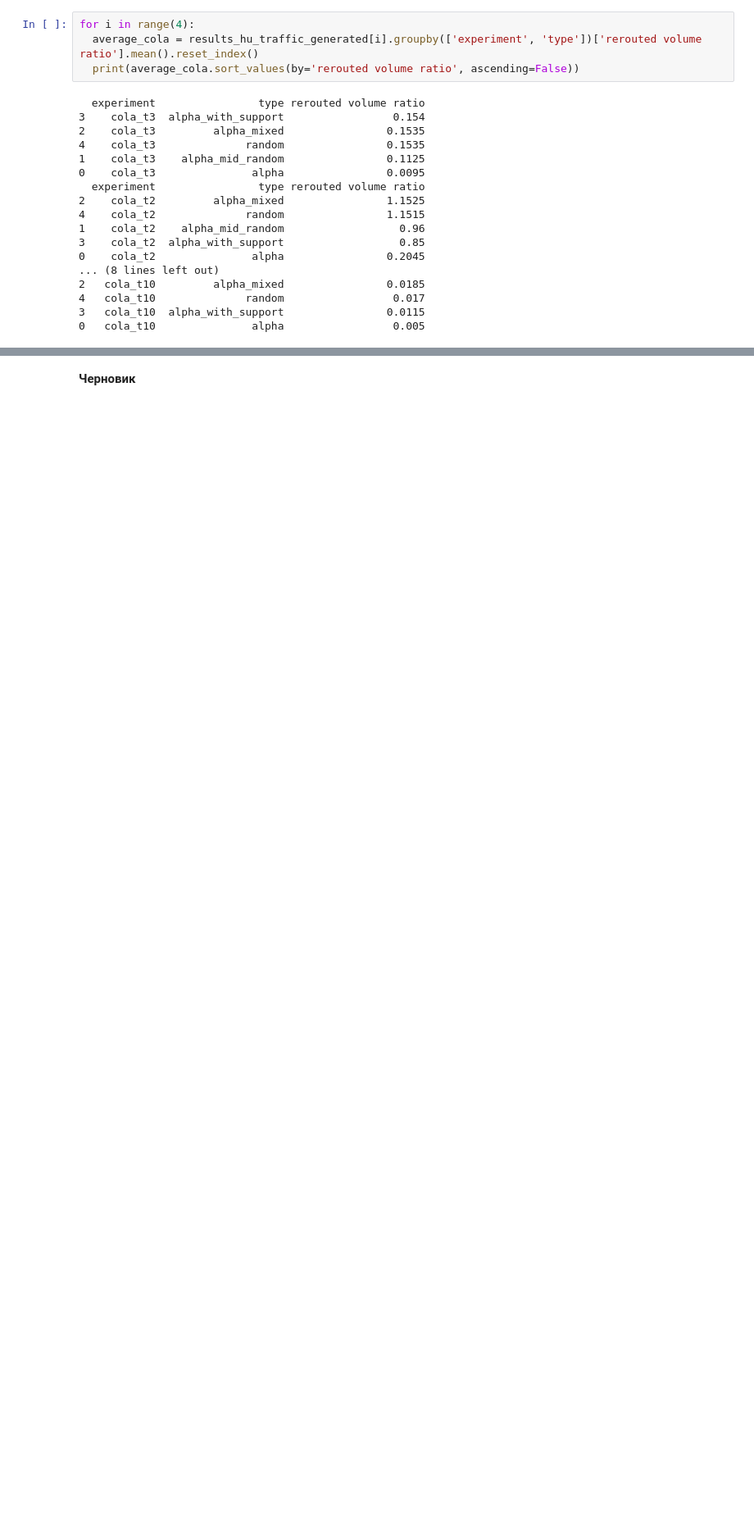
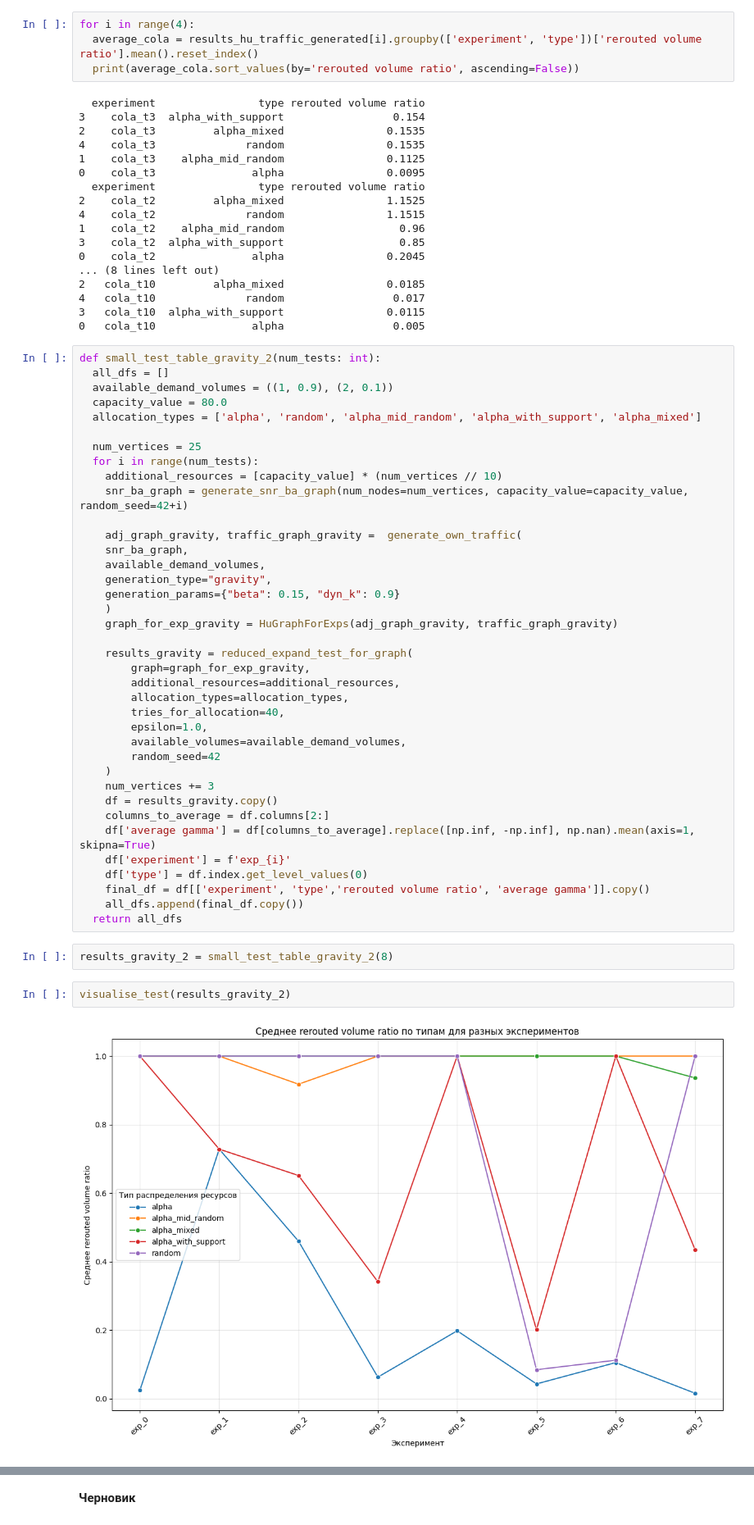
Before and after one commit to Karasiari/Graphs, a Jupyter notebook: SupportReduced.ipynb, the cells around one changed output, grey strips where cells are left out. Shown at 82% size. Saved outputs shown, nothing was run; the diff lists cells and outputs as text; blank space fills up the shorter version.

```diff
--- a/SupportReduced.ipynb
+++ b/SupportReduced.ipynb
@@ -359,3 +359,47 @@ for i in range(4):
 4   cola_t10              random                 0.017
 3   cola_t10  alpha_with_support                0.0115
 0   cola_t10               alpha                 0.005
+# %%
+def small_test_table_gravity_2(num_tests: int):
+  all_dfs = []
+  available_demand_volumes = ((1, 0.9), (2, 0.1))
+  capacity_value = 80.0
+  allocation_types = ['alpha', 'random', 'alpha_mid_random', 'alpha_with_support', 'alpha_mixed']
+
+  num_vertices = 25
+  for i in range(num_tests):
+    additional_resources = [capacity_value] * (num_vertices // 10)
+    snr_ba_graph = generate_snr_ba_graph(num_nodes=num_vertices, capacity_value=capacity_value, random_seed=42+i)
+
+    adj_graph_gravity, traffic_graph_gravity =  generate_own_traffic(
+    snr_ba_graph,
+    available_demand_volumes,
+    generation_type="gravity",
+    generation_params={"beta": 0.15, "dyn_k": 0.9}
+    )
+    graph_for_exp_gravity = HuGraphForExps(adj_graph_gravity, traffic_graph_gravity)
+
+    results_gravity = reduced_expand_test_for_graph(
+        graph=graph_for_exp_gravity,
+        additional_resources=additional_resources,
+        allocation_types=allocation_types,
+        tries_for_allocation=40,
+        epsilon=1.0,
+        available_volumes=available_demand_volumes,
+        random_seed=42
+    )
+    num_vertices += 3
+    df = results_gravity.copy()
+    columns_to_average = df.columns[2:]
+    df['average gamma'] = df[columns_to_average].replace([np.inf, -np.inf], np.nan).mean(axis=1, skipna=True)
+    df['experiment'] = f'exp_{i}'
+    df['type'] = df.index.get_level_values(0)
+    final_df = df[['experiment', 'type','rerouted volume ratio', 'average gamma']].copy()
+    all_dfs.append(final_df.copy())
+  return all_dfs
+# %%
+results_gravity_2 = small_test_table_gravity_2(8)
+# %%
+visualise_test(results_gravity_2)
+# %% [output]
+[figure, added]
```
Also changed, not shown: parts of 1 cell of this notebook.
